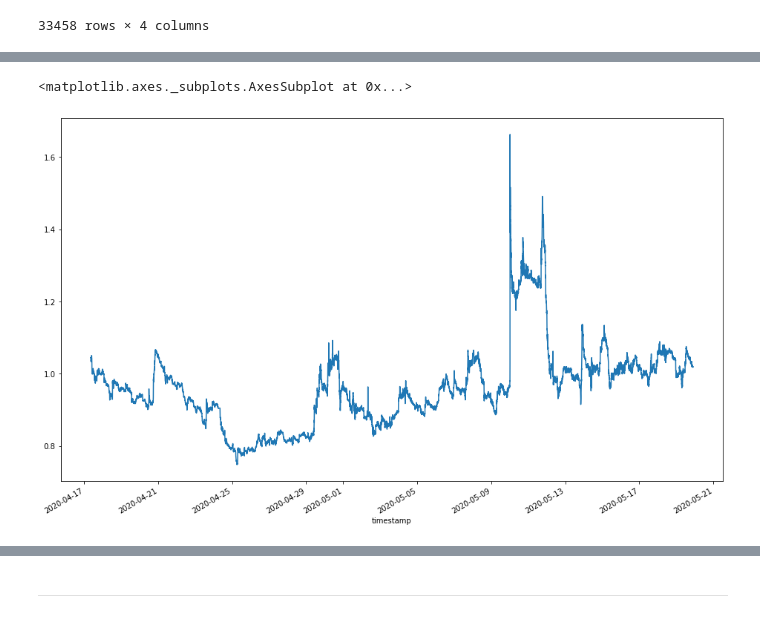
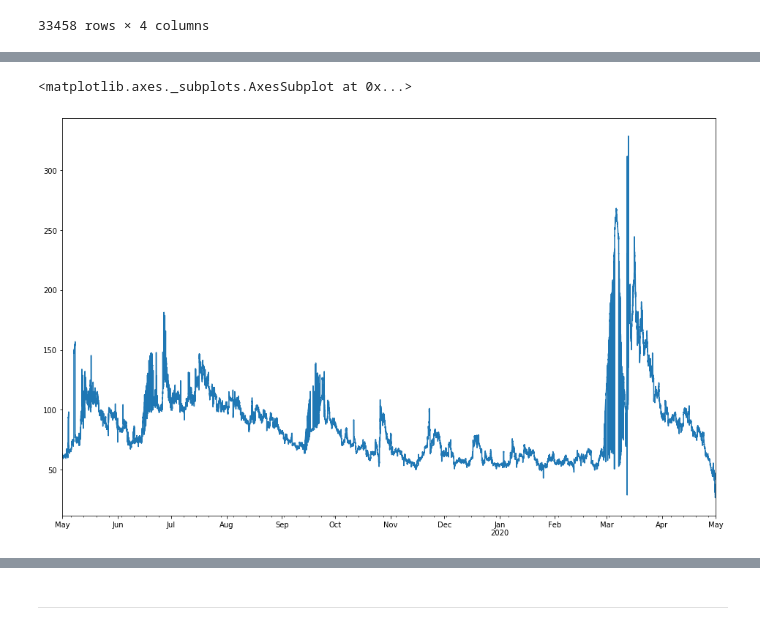
Before and after one commit to Globe-Research/bitfear, a Jupyter notebook: sentiment/time_series_analysis.ipynb, the cells around one changed output, grey strips where cells are left out. Cells and saved outputs as stored; diff of their text form; code cells hidden in the pictures.

```diff
--- a/sentiment/time_series_analysis.ipynb
+++ b/sentiment/time_series_analysis.ipynb
@@ -346,0 +307,7 @@ indices_df
+# %%
+with open('capi_vxbt.json') as f:
+    dat = f.read()
+
+capi_vxbt_df = pd.DataFrame.from_dict(json.loads(dat), orient='index', columns=['vxbt', 'gvxbt', 'avxbt'])
+capi_vxbt_df.index = pd.to_datetime(capi_vxbt_df.index).tz_localize('UTC')
+capi_vxbt_df
@@ -347,5 +328,5 @@ indices_df
 # %%
-indices_df['vxbt'].plot()
+capi_vxbt_df['vxbt'].interpolate().plot()
 # %% [output]
 <matplotlib.axes._subplots.AxesSubplot at 0x...>
-[figure, old version]
+[figure, new version]
```
Also changed, not shown: parts of 129 cells of this notebook.
